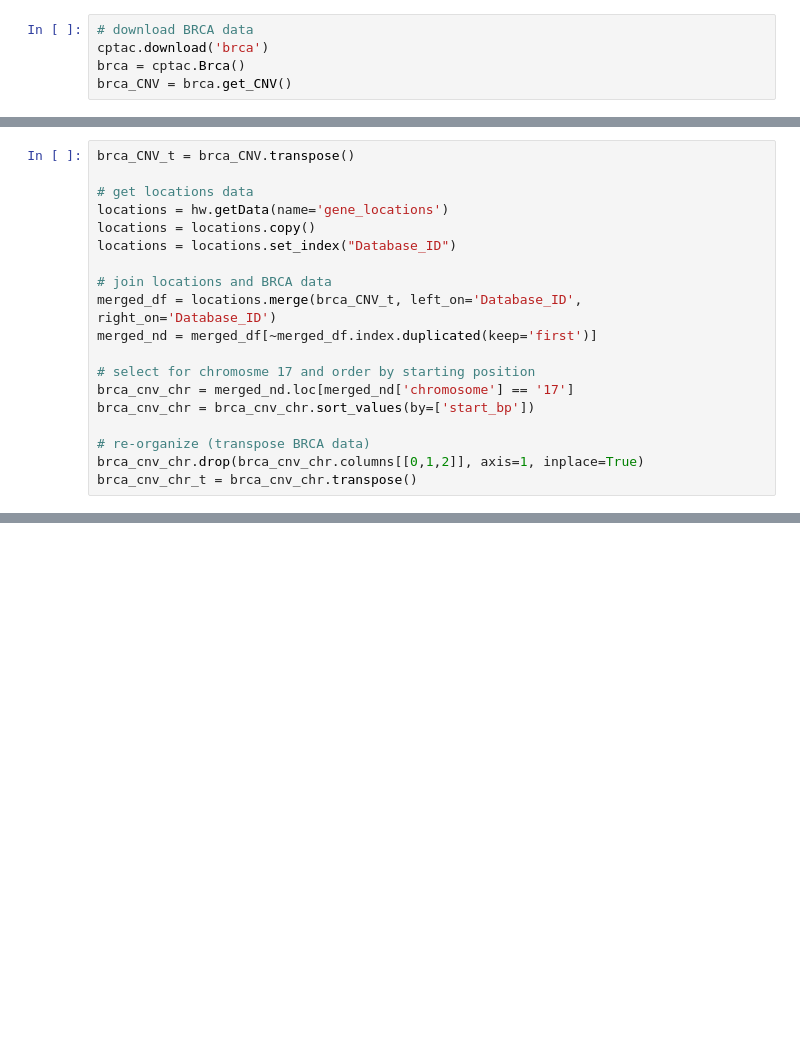
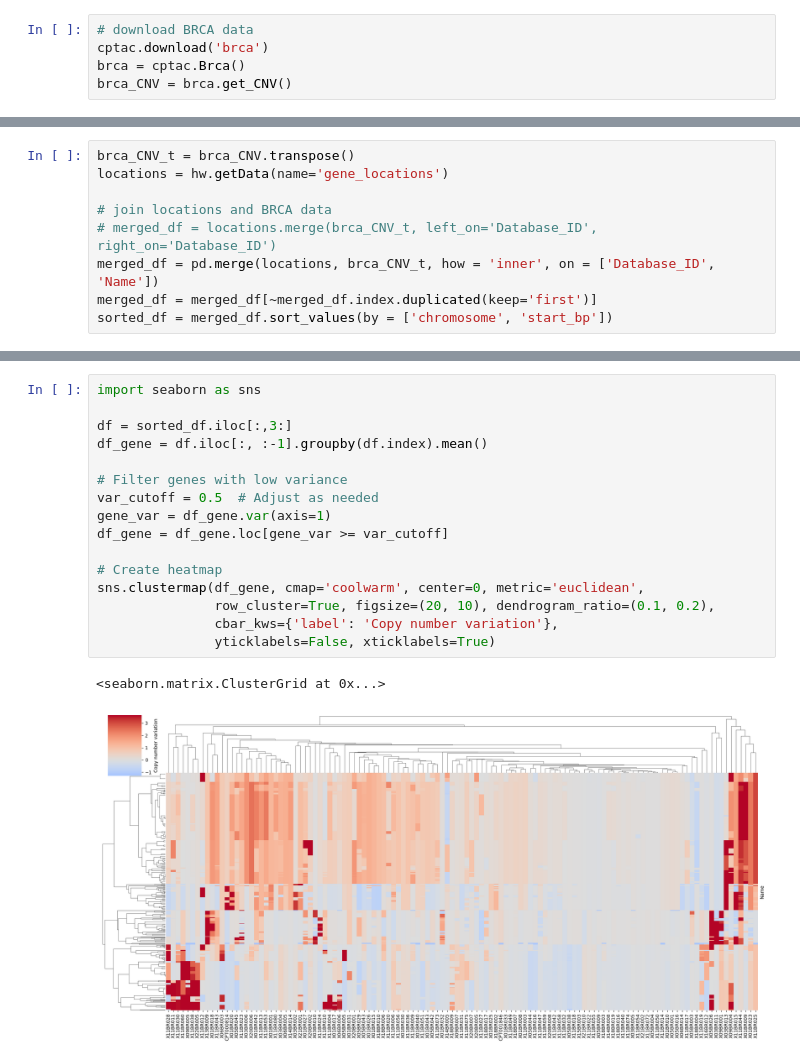
Before and after one commit to simoninic/CG_Final_Project, a Jupyter notebook: cnv_hmm_nb.ipynb, the cells around one changed output, grey strips where cells are left out. Drawn from its saved outputs; the diff is of its cells as text; blank space fills up the shorter version.

```diff
--- a/cnv_hmm_nb.ipynb
+++ b/cnv_hmm_nb.ipynb
@@ -20,19 +44,9 @@ brca_CNV = brca.get_CNV()
 # %%
 brca_CNV_t = brca_CNV.transpose()
-
-# get locations data
 locations = hw.getData(name='gene_locations')
-locations = locations.copy()
-locations = locations.set_index("Database_ID")
 
 # join locations and BRCA data
-merged_df = locations.merge(brca_CNV_t, left_on='Database_ID', right_on='Database_ID')
-merged_nd = merged_df[~merged_df.index.duplicated(keep='first')]
-
-# select for chromosme 17 and order by starting position
-brca_cnv_chr = merged_nd.loc[merged_nd['chromosome'] == '17']
-brca_cnv_chr = brca_cnv_chr.sort_values(by=['start_bp'])
-
-# re-organize (transpose BRCA data)
-brca_cnv_chr.drop(brca_cnv_chr.columns[[0,1,2]], axis=1, inplace=True)
-brca_cnv_chr_t = brca_cnv_chr.transpose()
+# merged_df = locations.merge(brca_CNV_t, left_on='Database_ID', right_on='Database_ID')
+merged_df = pd.merge(locations, brca_CNV_t, how = 'inner', on = ['Database_ID', 'Name'])
+merged_df = merged_df[~merged_df.index.duplicated(keep='first')]
+sorted_df = merged_df.sort_values(by = ['chromosome', 'start_bp'])
@@ -111,0 +164,19 @@ print(trans_mtx)
+# %%
+import seaborn as sns
+
+df = sorted_df.iloc[:,3:]
+df_gene = df.iloc[:, :-1].groupby(df.index).mean()
+
+# Filter genes with low variance
+var_cutoff = 0.5  # Adjust as needed
+gene_var = df_gene.var(axis=1)
+df_gene = df_gene.loc[gene_var >= var_cutoff]
+
+# Create heatmap
+sns.clustermap(df_gene, cmap='coolwarm', center=0, metric='euclidean',
+               row_cluster=True, figsize=(20, 10), dendrogram_ratio=(0.1, 0.2),
+               cbar_kws={'label': 'Copy number variation'},
+               yticklabels=False, xticklabels=True)
+# %% [output]
+<seaborn.matrix.ClusterGrid at 0x...>
+[figure, added]
```
Also changed, not shown: parts of 21 cells of this notebook, 1 other file.
